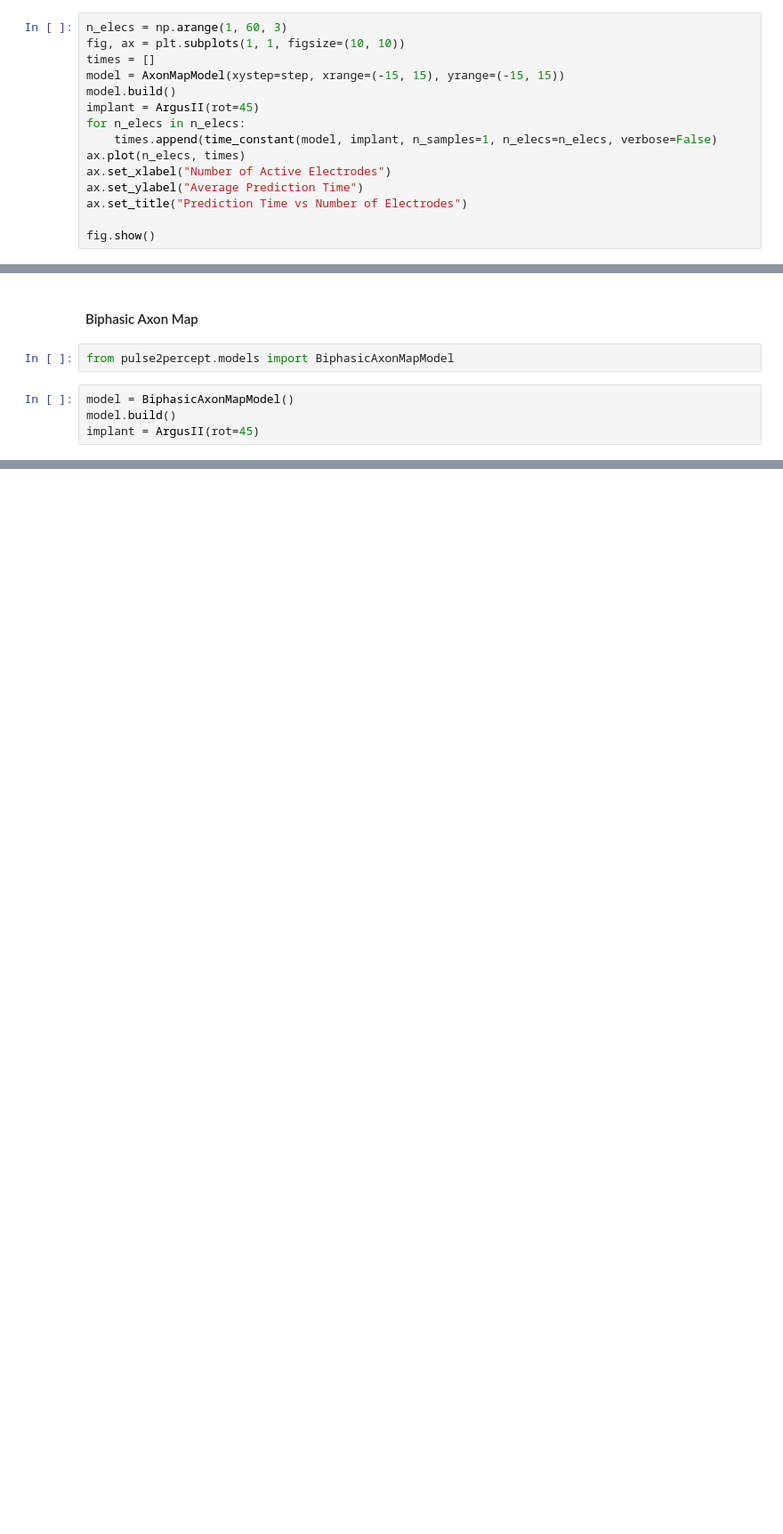
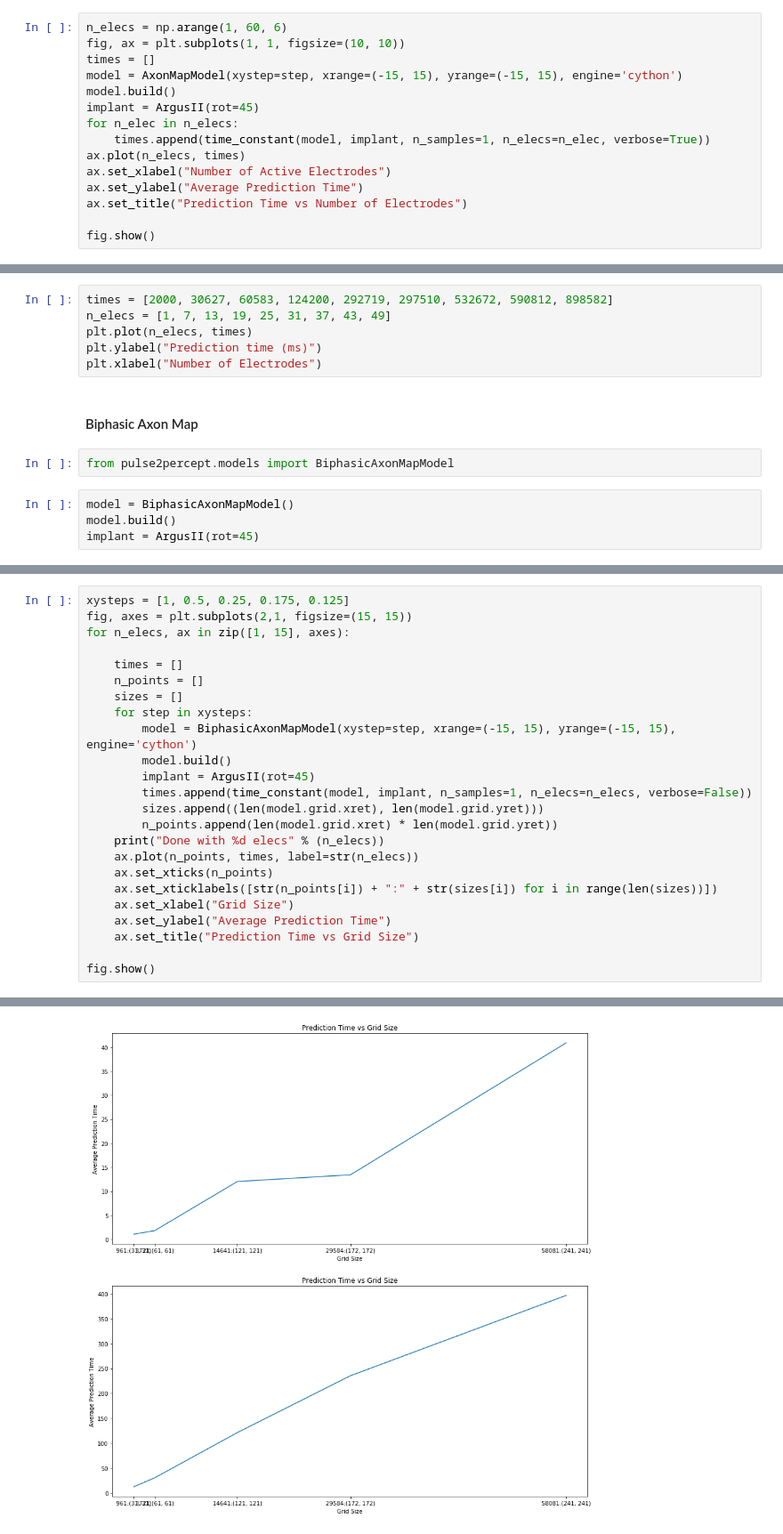
Before and after one commit to jgranley/pulse2percept, a Jupyter notebook: pulse2percept/models/axon_length_timing.ipynb, the cells around one changed output, grey strips where cells are left out. Shown at 89% size. Saved outputs shown, nothing was run; the diff lists cells and outputs as text; blank space fills up the shorter version.

```diff
--- a/pulse2percept/models/axon_length_timing.ipynb
+++ b/pulse2percept/models/axon_length_timing.ipynb
@@ -121,12 +122,12 @@ Done with 1 elecs
 # %%
-n_elecs = np.arange(1, 60, 3)
+n_elecs = np.arange(1, 60, 6)
 fig, ax = plt.subplots(1, 1, figsize=(10, 10))
 times = []
-model = AxonMapModel(xystep=step, xrange=(-15, 15), yrange=(-15, 15))
+model = AxonMapModel(xystep=step, xrange=(-15, 15), yrange=(-15, 15), engine='cython')
 model.build()
 implant = ArgusII(rot=45)
-for n_elecs in n_elecs:
-    times.append(time_constant(model, implant, n_samples=1, n_elecs=n_elecs, verbose=False)
+for n_elec in n_elecs:
+    times.append(time_constant(model, implant, n_samples=1, n_elecs=n_elec, verbose=True))
 ax.plot(n_elecs, times)
 ax.set_xlabel("Number of Active Electrodes")
 ax.set_ylabel("Average Prediction Time")
@@ -136,3 +156,9 @@ fig.show()
+# %%
+times = [2000, 30627, 60583, 124200, 292719, 297510, 532672, 590812, 898582]
+n_elecs = [1, 7, 13, 19, 25, 31, 37, 43, 49]
+plt.plot(n_elecs, times)
+plt.ylabel("Prediction time (ms)")
+plt.xlabel("Number of Electrodes")
 # %% [markdown]
 #### Biphasic Axon Map
 # %%
@@ -147,0 +180,25 @@ time_random(model, implant, n_samples=50, plot=True)
+# %%
+xysteps = [1, 0.5, 0.25, 0.175, 0.125]
+fig, axes = plt.subplots(2,1, figsize=(15, 15))
+for n_elecs, ax in zip([1, 15], axes):
+
+    times = []
+    n_points = []
+    sizes = []
+    for step in xysteps:
+        model = BiphasicAxonMapModel(xystep=step, xrange=(-15, 15), yrange=(-15, 15), engine='cython')
+        model.build()
+        implant = ArgusII(rot=45)
+        times.append(time_constant(model, implant, n_samples=1, n_elecs=n_elecs, verbose=False))
+        sizes.append((len(model.grid.xret), len(model.grid.yret)))
+        n_points.append(len(model.grid.xret) * len(model.grid.yret))
+    print("Done with %d elecs" % (n_elecs))
+    ax.plot(n_points, times, label=str(n_elecs))
+    ax.set_xticks(n_points)
+    ax.set_xticklabels([str(n_points[i]) + ":" + str(sizes[i]) for i in range(len(sizes))])
+    ax.set_xlabel("Grid Size")
+    ax.set_ylabel("Average Prediction Time")
+    ax.set_title("Prediction Time vs Grid Size")
+
+fig.show()
+# %% [output]
@@ -147,0 +207 @@ time_random(model, implant, n_samples=50, plot=True)
+[figure, added]
```
Also changed, not shown: parts of 6 cells of this notebook, 1 other file.
